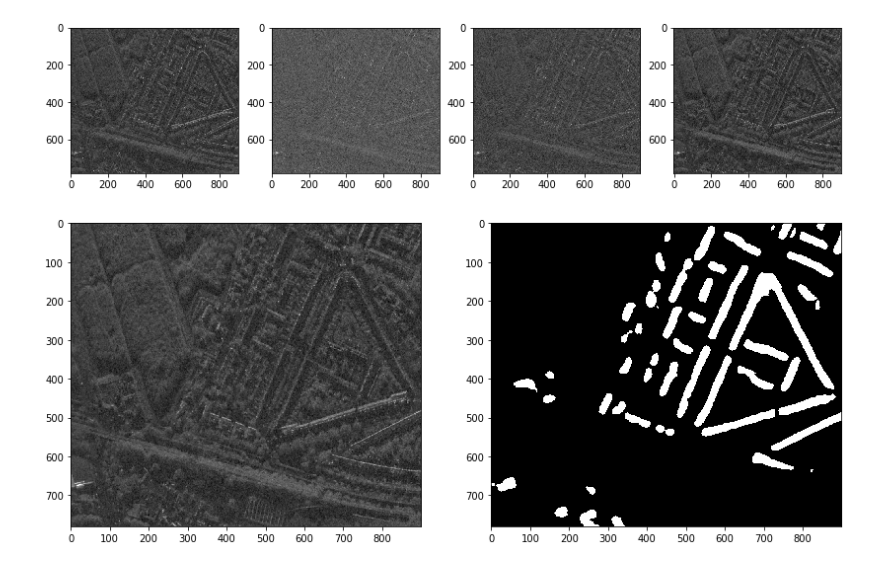
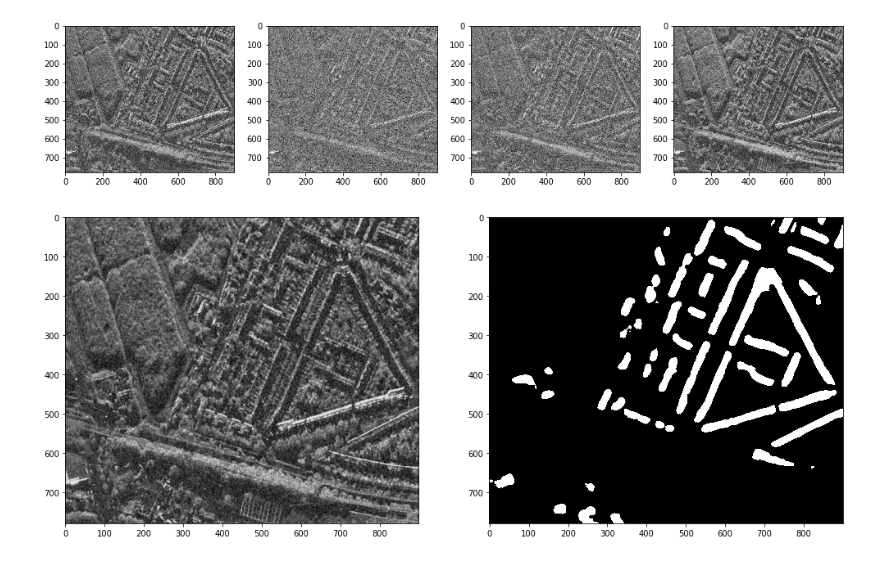
Before and after one commit to fractalsproject/earth_observer, a Jupyter notebook: sar_and_mask_visualization.ipynb, the cells around one changed output. Drawn from its saved outputs; the diff is of its cells as text; code cells hidden in the pictures.

```diff
--- a/sar_and_mask_visualization.ipynb
+++ b/sar_and_mask_visualization.ipynb
@@ -17,10 +19,10 @@ Session = rasterio.Env(
             GDAL_DISABLE_READDIR_ON_OPEN='YES',
             CPL_VSIL_CURL_USE_HEAD='NO',
             )
-FILTSIZE = 3 # For speckle filtering
+FILTSIZE = 3 # For Lee filter
 
 def lee_filter(img, size):
-    ''' Apply speckle filtering to SAR image '''
+    '''Apply speckle filtering to SAR image'''
     img_mean = uniform_filter(img, (size, size))
     img_sqr_mean = uniform_filter(img**2, (size, size))
     img_variance = img_sqr_mean - img_mean**2
@@ -28,27 +30,55 @@ def lee_filter(img, size):
     img_weights = img_variance / (img_variance + overall_variance)
     img_output = img_mean + img_weights * (img - img_mean)
     return img_output
+
+def stretch(bands, lower_percent=1, higher_percent=99):
+    '''Performs a linear stretch, clipping the lower and upper percent specified'''
+    np.ma.array(bands, mask=np.isnan(bands))
+    out = np.zeros_like(bands)
+    a = 0
+    b = 255
+    c = np.percentile(bands, lower_percent)
+    d = np.percentile(bands, higher_percent)
+    t = a + (bands - c) * (b - a) / (d - c)
+    t[t<a] = a
+    t[t>b] = b
+    out = t
+    return out.astype(np.uint8)
+
+def span_image(img):
+    '''
+    A span image is a combination of the quad-pol images of a fully polarized SAR image,
+    reducing the 4 bands into a single band with reduced noise
+    '''
+    img_sp = img[:,:,0]**2 + 2*abs(img[:,:,1]) + img[:,:,3]**2
+    return img_sp
 # %%
-# Visualize all 4 bands of the SAR test image
-rcParams['figure.figsize'] = 14, 8
+# Visualize 4 individual bands of the SAR test image
+rcParams['figure.figsize'] = 17, 10
 fig1, ax1 = plt.subplots(1, 4)
 fp1 = 'test_public/AOI_11_Rotterdam/SN6_Test_Public_AOI_11_Rotterdam_SAR-Intensity_20190804111851_20190804112030_tile_5180.tif'
 src1 = rasterio.open(fp1)
+
 for i in range(1, 5):
     img = src1.read(i)
     img = img[:780] # Crop
+    img = stretch(img)
     img = lee_filter(img, FILTSIZE)
     ax1[i-1].imshow(img, 'gray')
+
 plt.show()
 # %% [output]
-[figure, old version]
+[figure, new version]
 # %%
 fig2, ax2 = plt.subplots(1, 2)
 
 # Visualize SAR test image
-img1 = src1.read(4) # Get 4th band (most coherent in this case)
+img1 = np.dstack((src1.read(1), src1.read(2), src1.read(3), src1.read(4))) # Stack all bands into 3-D array
+img1 = span_image(img1) # Reduce 4 bands into 1 band
 img1 = img1[:780] # Crop
+img1 = stretch(img1)
 img1 = lee_filter(img1, FILTSIZE)
+
 ax2[0].imshow(img1, 'gray')
 
 # Visualize building footprint mask
@@ -62,4 +92,4 @@ ax2[1].imshow(img2, 'gray')
 
 plt.show()
 # %% [output]
-[figure, old version]
+[figure, new version]
```
Also changed, not shown: parts of 1 cell of this notebook.
